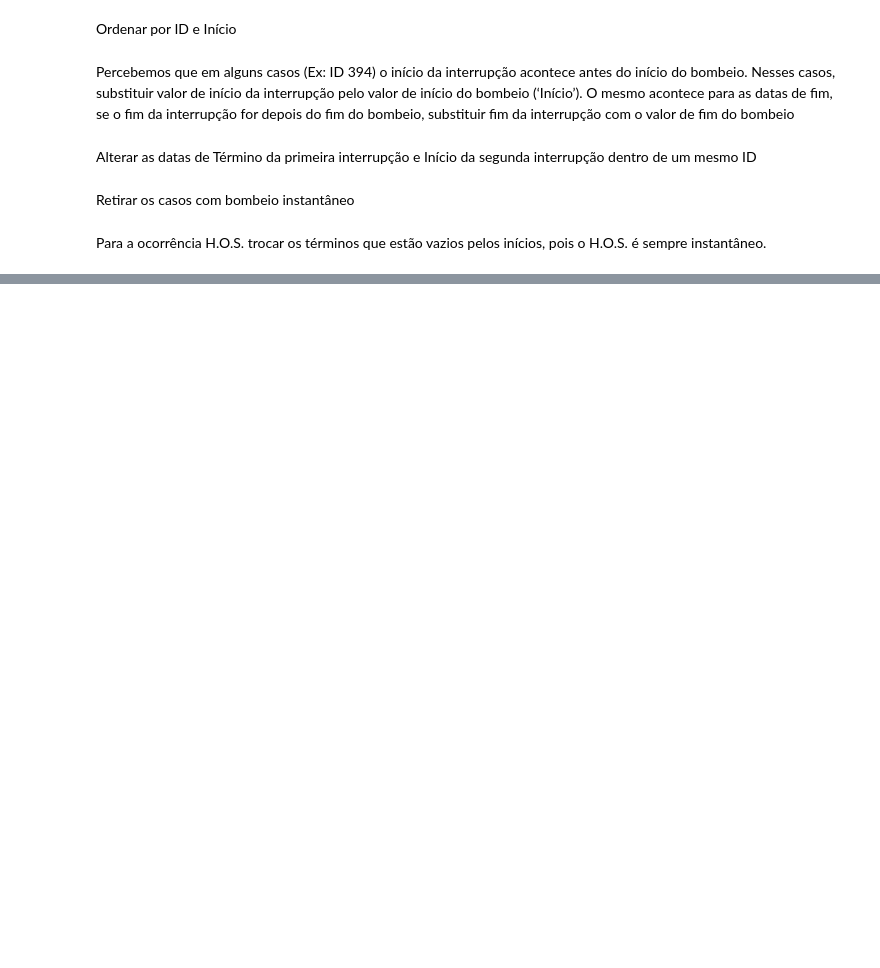
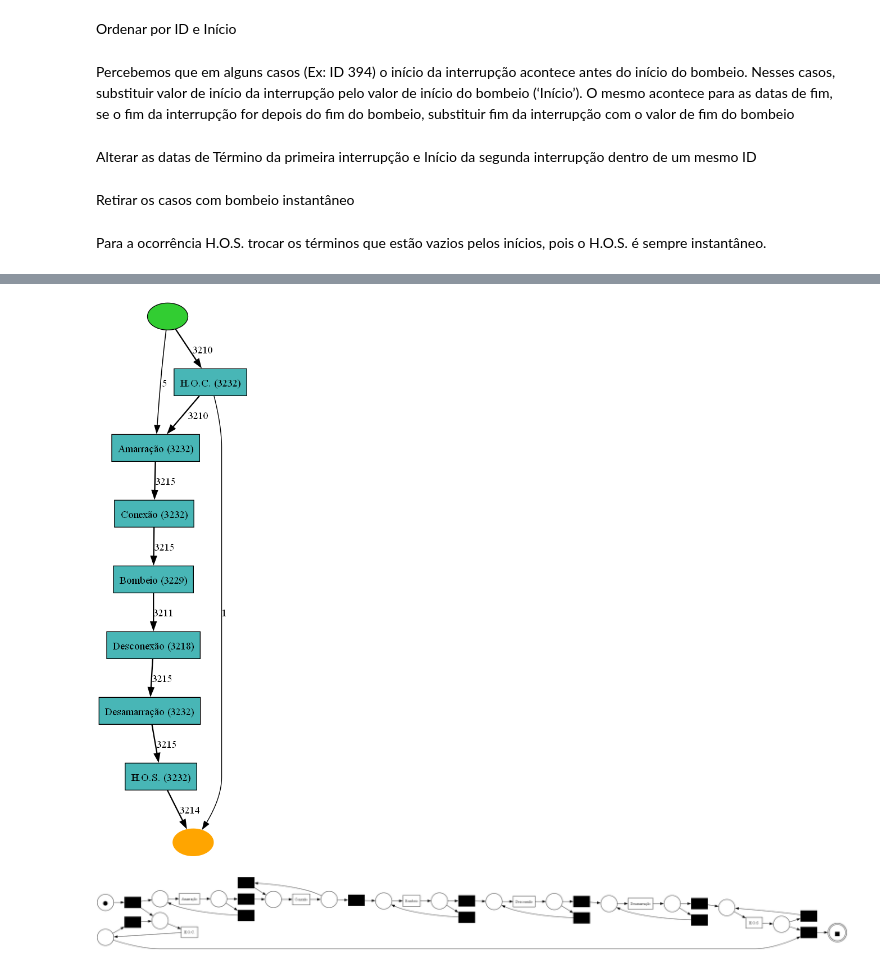
Before and after one commit to gabriellaserra/Process-mining-novo, a Jupyter notebook: Notebooks/Tratamento_Completo.ipynb, the cells around one changed output, grey strips where cells are left out. Cells and saved outputs as stored; diff of their text form; code cells hidden in the pictures; blank space fills up the shorter version.

```diff
--- a/Notebooks/Tratamento_Completo.ipynb
+++ b/Notebooks/Tratamento_Completo.ipynb
@@ -368,0 +421,30 @@ df_resultado.describe().round(2)
+# %%
+if __name__ == "__main__":
+    # Lê o arquivo xlsx que contém o log de eventos
+    log = pd.read_excel('Arquivos\\base_final.xlsx')
+
+    # Descobre a rede heurística a partir do log de eventos.
+    # A rede heurística é uma representação gráfica de relações entre atividades comuns no log.
+    log['ID'] = log['ID'].astype(str)
+    heuristics_net = pm4py.discover_heuristics_net(log, case_id_key='ID',activity_key='Ocorrência', timestamp_key='Início')
+
+    # Exibe a rede heurística.
+    # Isso permite visualizar as relações entre atividades no log de eventos.
+    pm4py.view_heuristics_net(heuristics_net)
+# %% [output]
+[figure, added]
+# %%
+if __name__ == "__main__":
+    #Lê o arquivo XES que contém o log de eventos.
+    log = pd.read_excel('Arquivos\\base_final.xlsx')
+
+    #Constrói a rede de Petri a partir do log de eventos.
+    #A rede de Petri é uma representação gráfica de um sistema de transição de estados.
+    log['ID'] = log['ID'].astype(str)
+    petri_net, initial_marking, final_marking = pm4py.discover_petri_net_inductive(log,case_id_key='ID', activity_key='Ocorrência', timestamp_key='Início')
+
+    #Exibe a rede de Petri.
+    #Isso permite visualizar a estrutura da rede de Petri construída a partir dos dados do log.
+    pm4py.view_petri_net(petri_net, initial_marking, final_marking)
+# %% [output]
+[figure, added]
```
Also changed, not shown: parts of 13 cells of this notebook.
